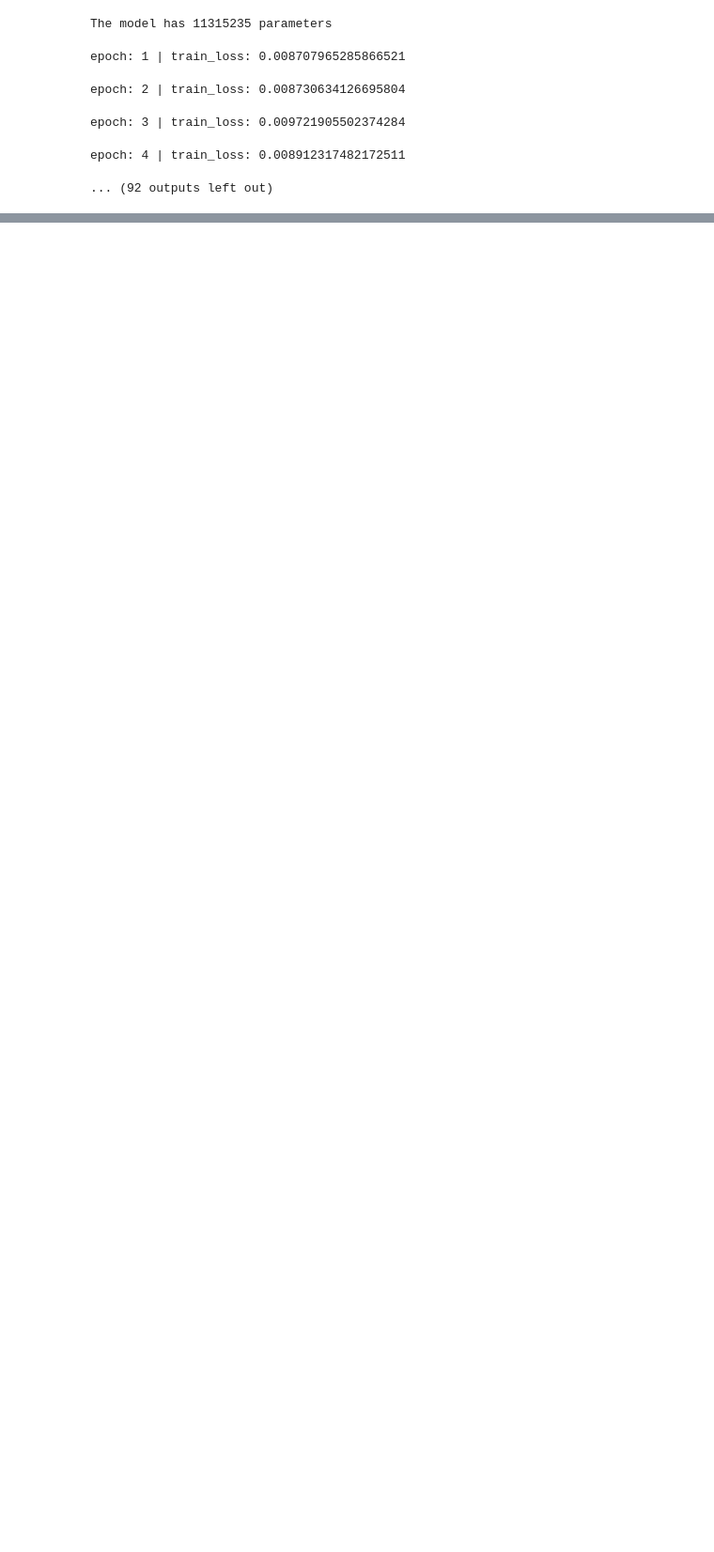
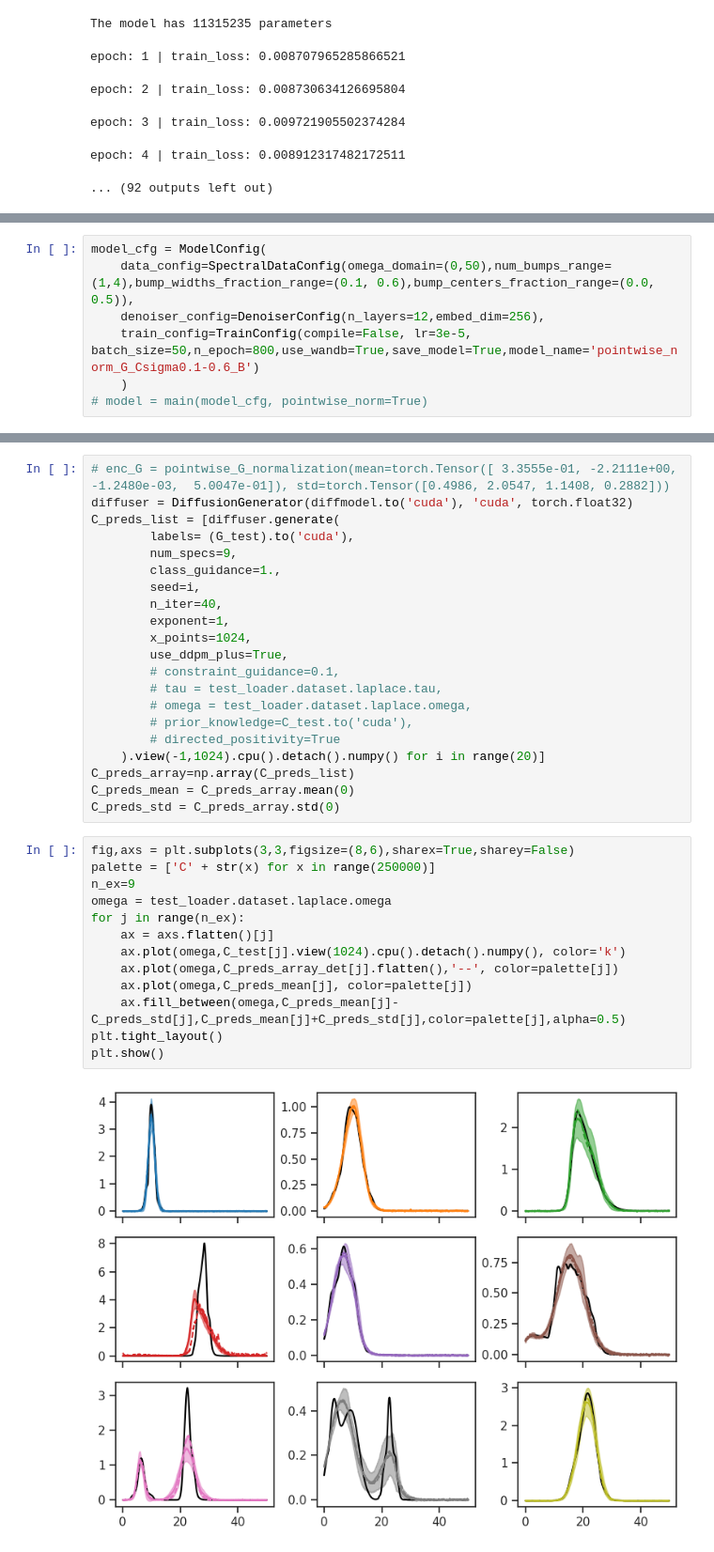
Before and after one commit to Hirshberg-Lab/transformer_latent_diffusion_4AC, a Jupyter notebook: deterministic_NN.ipynb, the cells around one changed output, grey strips where cells are left out. Shown at 94% size. Saved outputs shown, nothing was run; the diff lists cells and outputs as text; blank space fills up the shorter version.

```diff
--- a/deterministic_NN.ipynb
+++ b/deterministic_NN.ipynb
@@ -110,0 +118,7 @@ plt.show()
+# %%
+model_cfg = ModelConfig(
+    data_config=SpectralDataConfig(omega_domain=(0,50),num_bumps_range=(1,4),bump_widths_fraction_range=(0.1, 0.6),bump_centers_fraction_range=(0.0, 0.5)),
+    denoiser_config=DenoiserConfig(n_layers=12,embed_dim=256),
+    train_config=TrainConfig(compile=False, lr=3e-5, batch_size=50,n_epoch=800,use_wandb=True,save_model=True,model_name='pointwise_norm_G_Csigma0.1-0.6_B')
+    )
+# model = main(model_cfg, pointwise_norm=True)
@@ -110,0 +131,36 @@ plt.show()
+# %%
+# enc_G = pointwise_G_normalization(mean=torch.Tensor([ 3.3555e-01, -2.2111e+00, -1.2480e-03,  5.0047e-01]), std=torch.Tensor([0.4986, 2.0547, 1.1408, 0.2882]))
+diffuser = DiffusionGenerator(diffmodel.to('cuda'), 'cuda', torch.float32)
+C_preds_list = [diffuser.generate(
+        labels= (G_test).to('cuda'),
+        num_specs=9,
+        class_guidance=1.,
+        seed=i,
+        n_iter=40,
+        exponent=1,
+        x_points=1024,
+        use_ddpm_plus=True,
+        # constraint_guidance=0.1,
+        # tau = test_loader.dataset.laplace.tau,
+        # omega = test_loader.dataset.laplace.omega,
+        # prior_knowledge=C_test.to('cuda'),
+        # directed_positivity=True
+    ).view(-1,1024).cpu().detach().numpy() for i in range(20)]
+C_preds_array=np.array(C_preds_list)
+C_preds_mean = C_preds_array.mean(0)
+C_preds_std = C_preds_array.std(0)
+# %%
+fig,axs = plt.subplots(3,3,figsize=(8,6),sharex=True,sharey=False)
+palette = ['C' + str(x) for x in range(250000)]
+n_ex=9
+omega = test_loader.dataset.laplace.omega
+for j in range(n_ex):
+    ax = axs.flatten()[j]
+    ax.plot(omega,C_test[j].view(1024).cpu().detach().numpy(), color='k')
+    ax.plot(omega,C_preds_array_det[j].flatten(),'--', color=palette[j])
+    ax.plot(omega,C_preds_mean[j], color=palette[j])
+    ax.fill_between(omega,C_preds_mean[j]-C_preds_std[j],C_preds_mean[j]+C_preds_std[j],color=palette[j],alpha=0.5)
+plt.tight_layout()
+plt.show()
+# %% [output]
+[figure, added]
```
Also changed, not shown: parts of 10 cells of this notebook, 3 other files.
